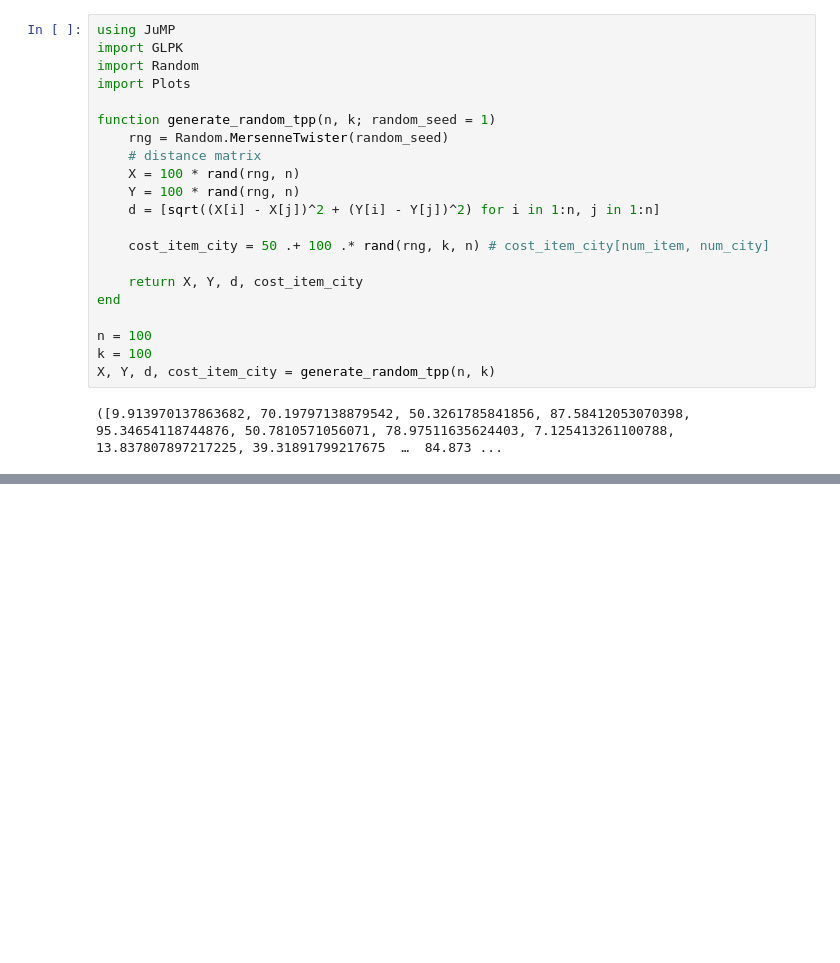
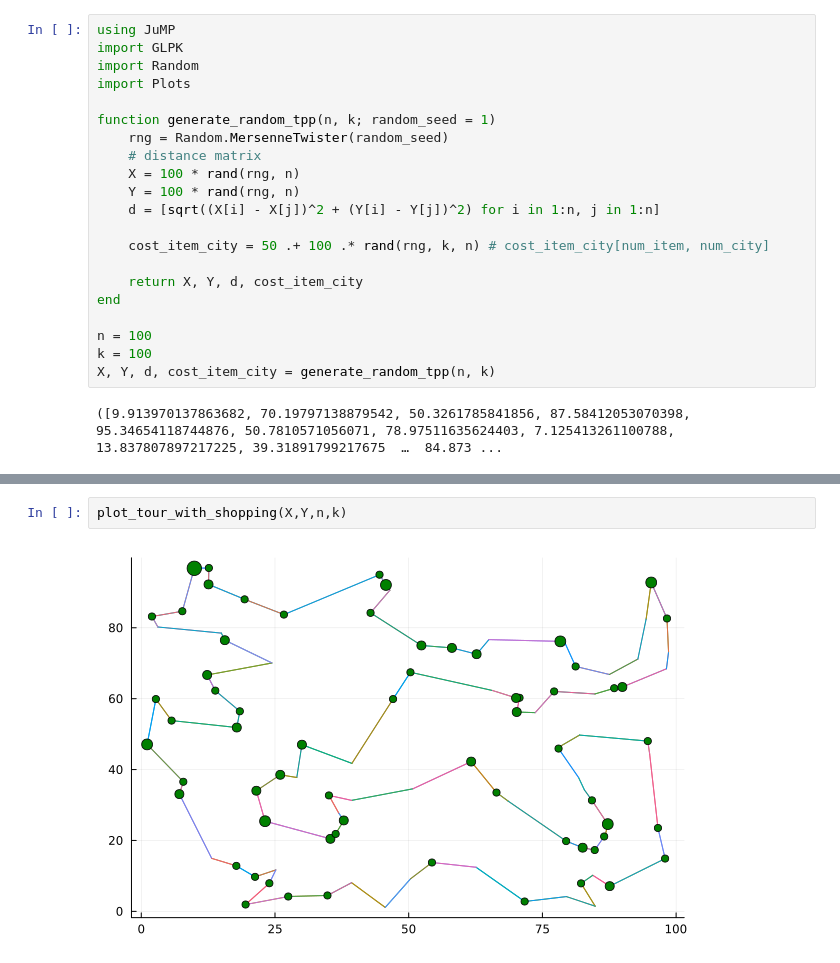
Before and after one commit to KlimaJaroslaw/MetodyOptymalizacji, a Jupyter notebook: zad4/zad4.ipynb, the cells around one changed output, grey strips where cells are left out. Saved outputs shown, nothing was run; the diff lists cells and outputs as text; blank space fills up the shorter version.

```diff
--- a/zad4/zad4.ipynb
+++ b/zad4/zad4.ipynb
@@ -75,0 +205,4 @@ X, Y, d, cost_item_city = generate_random_tpp(n, k)
+# %%
+plot_tour_with_shopping(X,Y,n,k)
+# %% [output]
+[figure, added]
```
Also changed, not shown: parts of 10 cells of this notebook.
